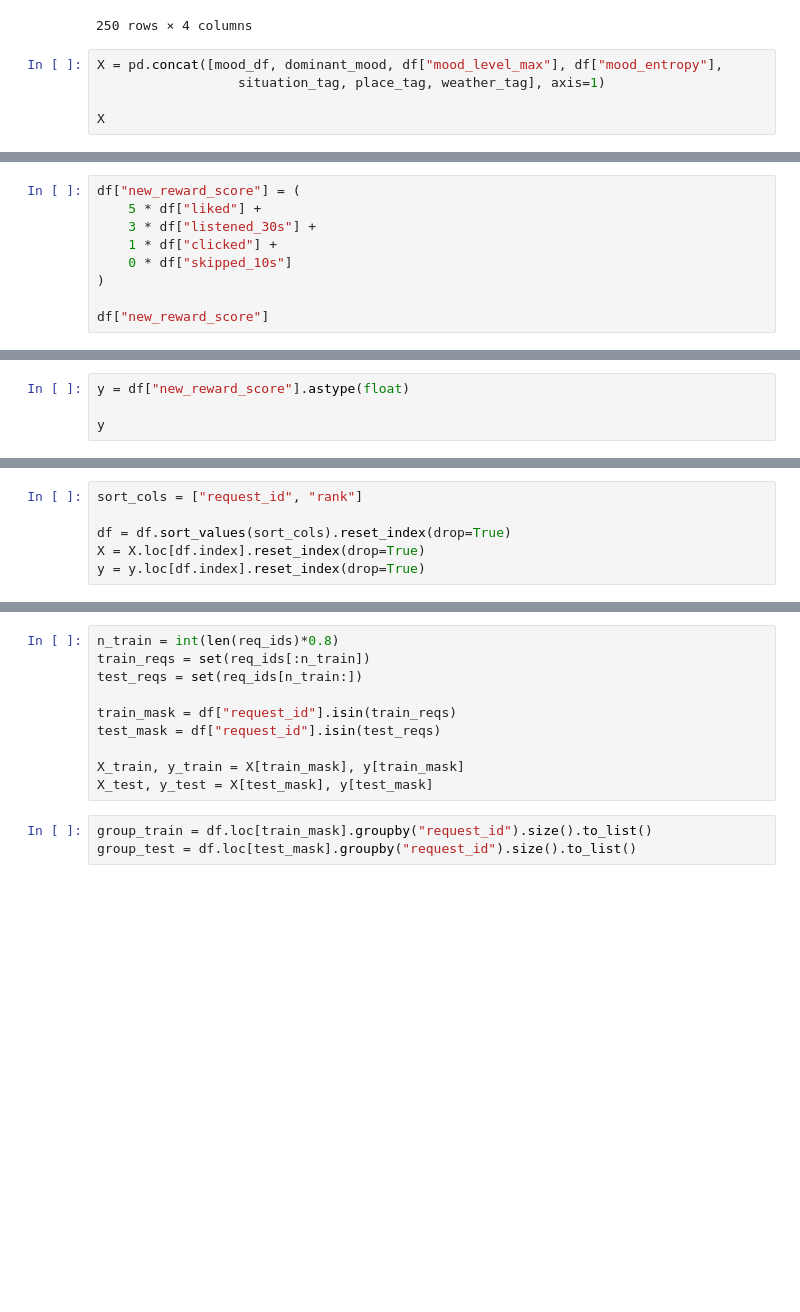
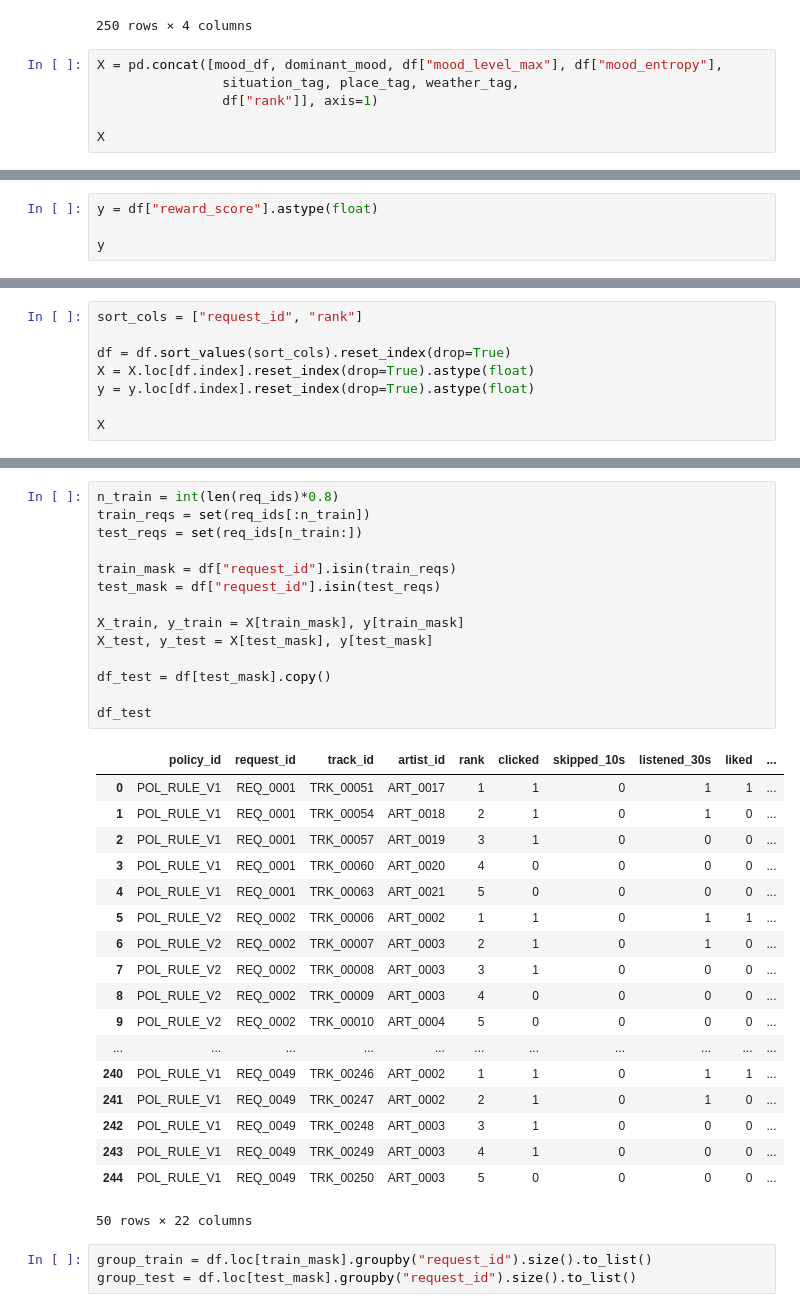
Before and after one commit to kyungheee/spt-be, a Jupyter notebook: sample/data/sample_data.ipynb, the cells around one changed output, grey strips where cells are left out. Saved outputs shown, nothing was run; the diff lists cells and outputs as text; blank space fills up the shorter version.

```diff
--- a/sample/data/sample_data.ipynb
+++ b/sample/data/sample_data.ipynb
@@ -190,7 +236,8 @@ weather_tag
 250 rows × 4 columns
 # %%
 X = pd.concat([mood_df, dominant_mood, df["mood_level_max"], df["mood_entropy"],
-                  situation_tag, place_tag, weather_tag], axis=1)
+                situation_tag, place_tag, weather_tag,
+                df["rank"]], axis=1)
 
 X
 # %% [output]
@@ -210,9 +256,0 @@ X
-# %%
-df["new_reward_score"] = (
-    5 * df["liked"] +
-    3 * df["listened_30s"] +
-    1 * df["clicked"] +
-    0 * df["skipped_10s"]
-)
-
-df["new_reward_score"]
@@ -232,5 +257,5 @@ Name: new_reward_score, Length: 250, dtype: int64
 # %%
-y = df["new_reward_score"].astype(float)
+y = df["reward_score"].astype(float)
 
 y
 # %% [output]
@@ -250,5 +275,7 @@ Name: new_reward_score, Length: 250, dtype: float64
 sort_cols = ["request_id", "rank"]
 
 df = df.sort_values(sort_cols).reset_index(drop=True)
-X = X.loc[df.index].reset_index(drop=True)
-y = y.loc[df.index].reset_index(drop=True)
+X = X.loc[df.index].reset_index(drop=True).astype(float)
+y = y.loc[df.index].reset_index(drop=True).astype(float)
+
+X
@@ -290,13 +300,36 @@ rng.shuffle(req_ids)
 # %%
 n_train = int(len(req_ids)*0.8)
 train_reqs = set(req_ids[:n_train])
 test_reqs = set(req_ids[n_train:])
 
 train_mask = df["request_id"].isin(train_reqs)
 test_mask = df["request_id"].isin(test_reqs)
 
 X_train, y_train = X[train_mask], y[train_mask]
 X_test, y_test = X[test_mask], y[test_mask]
+
+df_test = df[test_mask].copy()
+
+df_test
+# %% [output]
+|  | policy_id | request_id | track_id | artist_id | rank | clicked | skipped_10s | listened_30s | liked | ... |
+| 0 | POL_RULE_V1 | REQ_0001 | TRK_00051 | ART_0017 | 1 | 1 | 0 | 1 | 1 | ... |
+| 1 | POL_RULE_V1 | REQ_0001 | TRK_00054 | ART_0018 | 2 | 1 | 0 | 1 | 0 | ... |
+| 2 | POL_RULE_V1 | REQ_0001 | TRK_00057 | ART_0019 | 3 | 1 | 0 | 0 | 0 | ... |
+| 3 | POL_RULE_V1 | REQ_0001 | TRK_00060 | ART_0020 | 4 | 0 | 0 | 0 | 0 | ... |
+| 4 | POL_RULE_V1 | REQ_0001 | TRK_00063 | ART_0021 | 5 | 0 | 0 | 0 | 0 | ... |
+| 5 | POL_RULE_V2 | REQ_0002 | TRK_00006 | ART_0002 | 1 | 1 | 0 | 1 | 1 | ... |
+| 6 | POL_RULE_V2 | REQ_0002 | TRK_00007 | ART_0003 | 2 | 1 | 0 | 1 | 0 | ... |
+| 7 | POL_RULE_V2 | REQ_0002 | TRK_00008 | ART_0003 | 3 | 1 | 0 | 0 | 0 | ... |
+| 8 | POL_RULE_V2 | REQ_0002 | TRK_00009 | ART_0003 | 4 | 0 | 0 | 0 | 0 | ... |
+| 9 | POL_RULE_V2 | REQ_0002 | TRK_00010 | ART_0004 | 5 | 0 | 0 | 0 | 0 | ... |
+| ... | ... | ... | ... | ... | ... | ... | ... | ... | ... | ... |
+| 240 | POL_RULE_V1 | REQ_0049 | TRK_00246 | ART_0002 | 1 | 1 | 0 | 1 | 1 | ... |
+| 241 | POL_RULE_V1 | REQ_0049 | TRK_00247 | ART_0002 | 2 | 1 | 0 | 1 | 0 | ... |
+| 242 | POL_RULE_V1 | REQ_0049 | TRK_00248 | ART_0003 | 3 | 1 | 0 | 0 | 0 | ... |
+| 243 | POL_RULE_V1 | REQ_0049 | TRK_00249 | ART_0003 | 4 | 1 | 0 | 0 | 0 | ... |
+| 244 | POL_RULE_V1 | REQ_0049 | TRK_00250 | ART_0003 | 5 | 0 | 0 | 0 | 0 | ... |
+50 rows × 22 columns
 # %%
 group_train = df.loc[train_mask].groupby("request_id").size().to_list()
 group_test = df.loc[test_mask].groupby("request_id").size().to_list()
```
Also changed, not shown: parts of 26 cells of this notebook.
